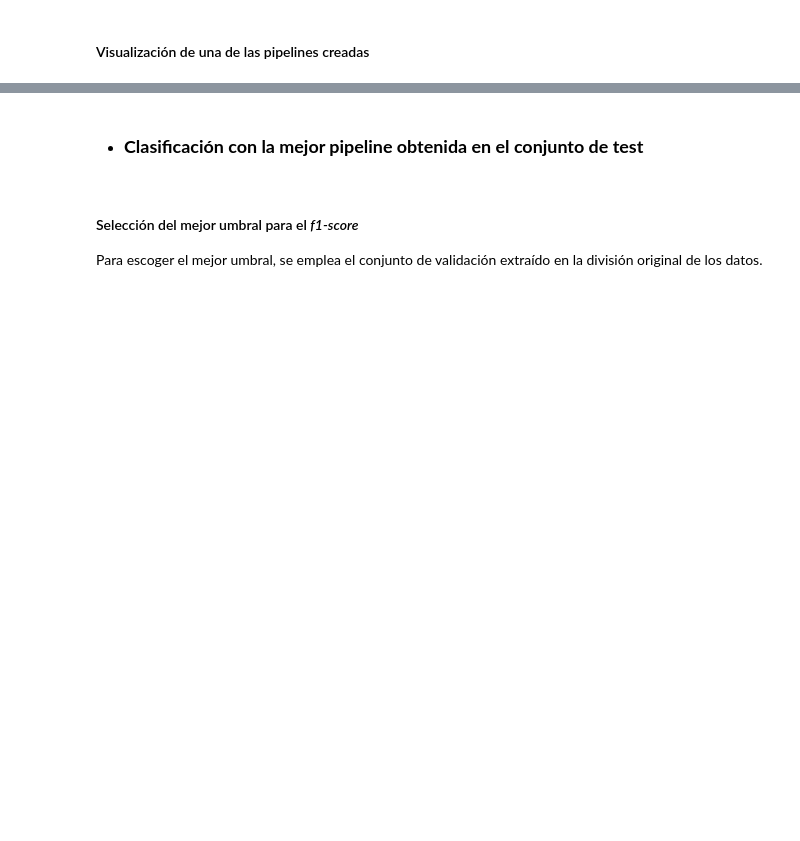
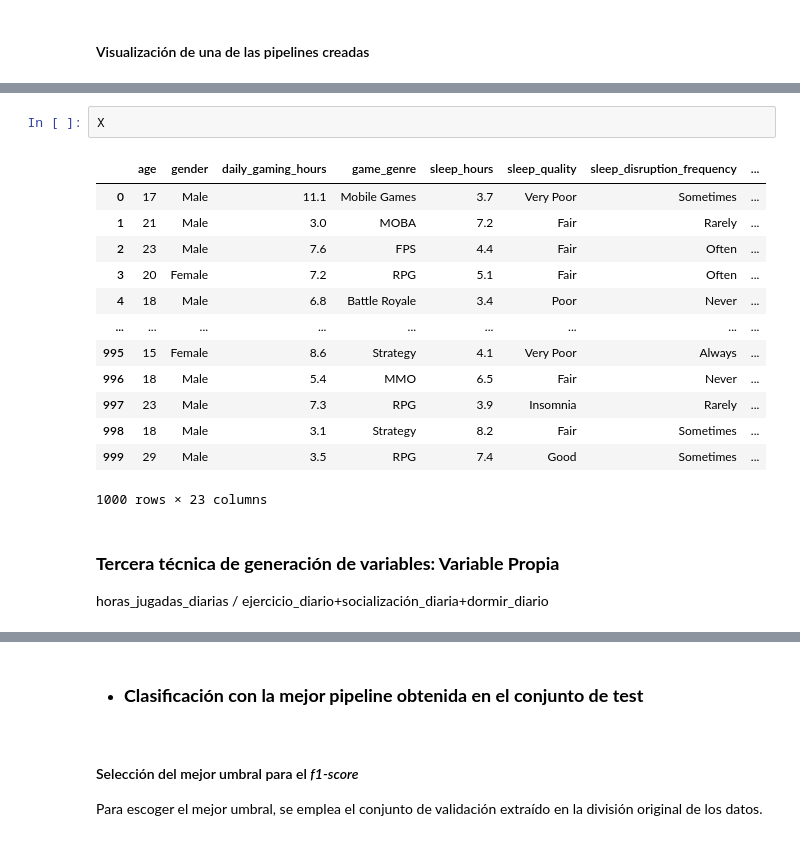
Before and after one commit to Miguelon1708/Trabajo-Mineria, a Jupyter notebook: main.ipynb, the cells around one changed output, grey strips where cells are left out. Saved outputs shown, nothing was run; the diff lists cells and outputs as text; blank space fills up the shorter version.

```diff
--- a/main.ipynb
+++ b/main.ipynb
@@ -405,0 +929,20 @@ Mejor área bajo la curva PR: 0.7806283380889305
+# %%
+X
+# %% [output]
+|  | age | gender | daily_gaming_hours | game_genre | sleep_hours | sleep_quality | sleep_disruption_frequency | ... |
+| 0 | 17 | Male | 11.1 | Mobile Games | 3.7 | Very Poor | Sometimes | ... |
+| 1 | 21 | Male | 3.0 | MOBA | 7.2 | Fair | Rarely | ... |
+| 2 | 23 | Male | 7.6 | FPS | 4.4 | Fair | Often | ... |
+| 3 | 20 | Female | 7.2 | RPG | 5.1 | Fair | Often | ... |
+| 4 | 18 | Male | 6.8 | Battle Royale | 3.4 | Poor | Never | ... |
+| ... | ... | ... | ... | ... | ... | ... | ... | ... |
+| 995 | 15 | Female | 8.6 | Strategy | 4.1 | Very Poor | Always | ... |
+| 996 | 18 | Male | 5.4 | MMO | 6.5 | Fair | Never | ... |
+| 997 | 23 | Male | 7.3 | RPG | 3.9 | Insomnia | Rarely | ... |
+| 998 | 18 | Male | 3.1 | Strategy | 8.2 | Fair | Sometimes | ... |
+| 999 | 29 | Male | 3.5 | RPG | 7.4 | Good | Sometimes | ... |
+1000 rows × 23 columns
+# %% [markdown]
+### **Tercera técnica de generación de variables: Variable Propia**
+
+horas_jugadas_diarias / ejercicio_diario+socialización_diaria+dormir_diario
```
Also changed, not shown: parts of 47 cells of this notebook, 1 other file.
